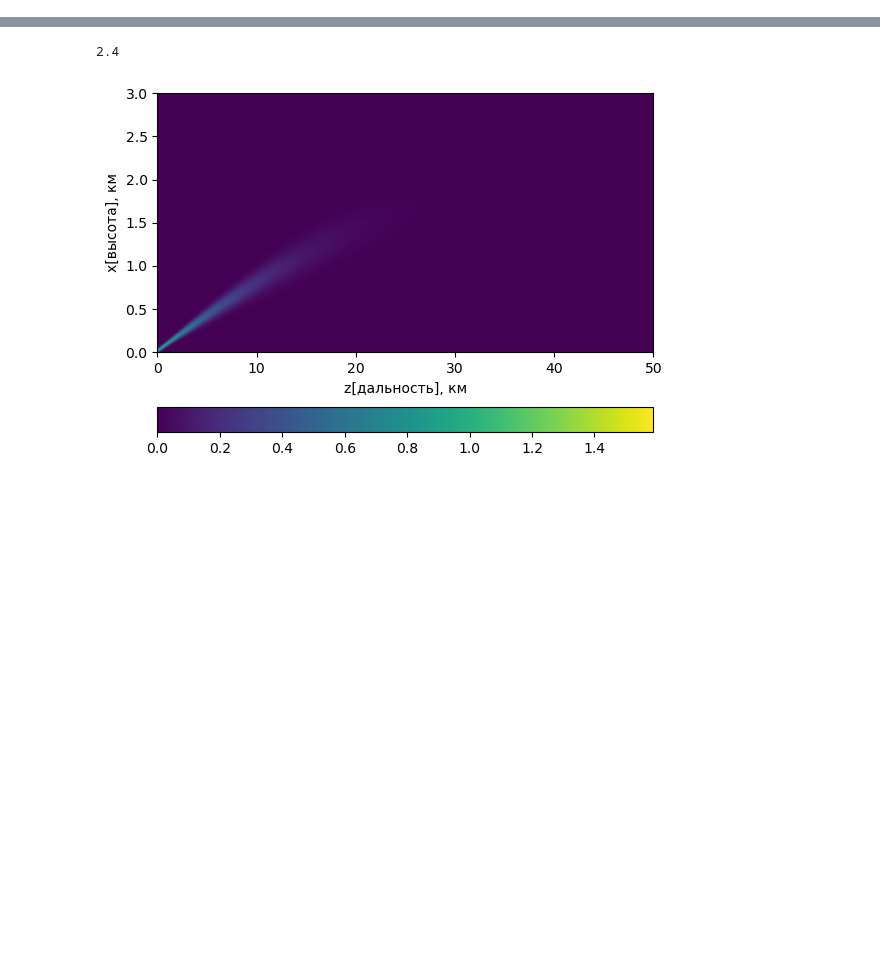
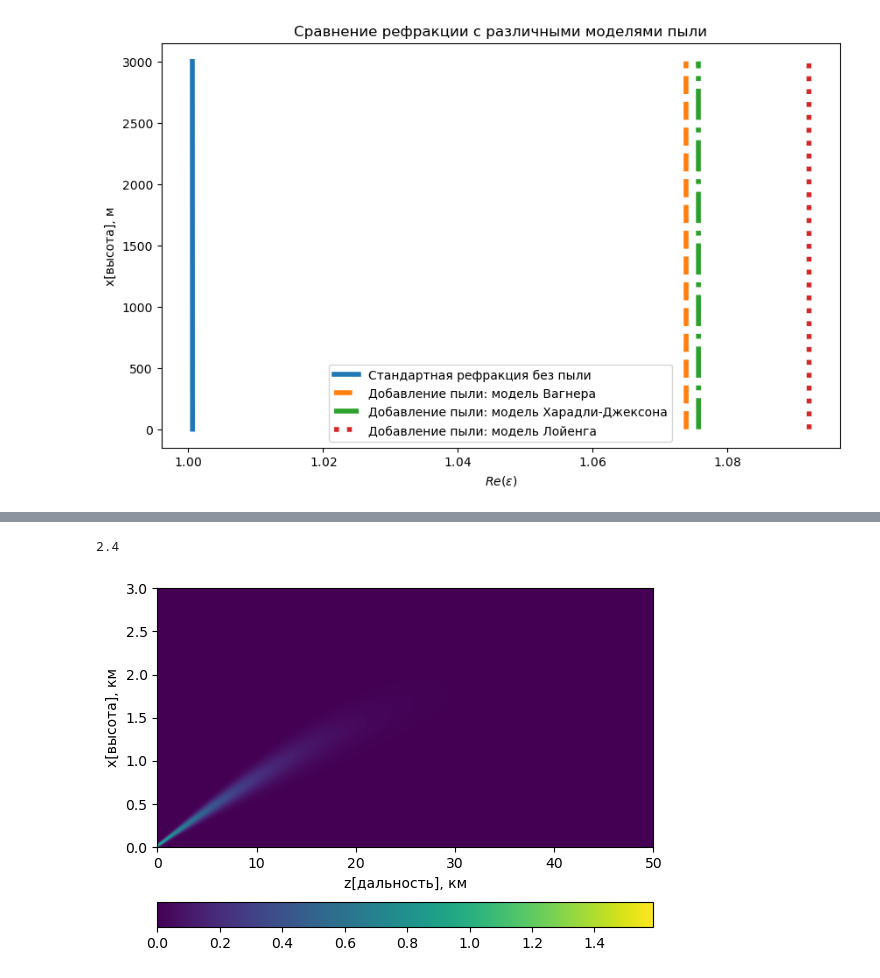
Before and after one commit to Margo-10/pe_radiowaves, a Jupyter notebook: pe_radiowaves.ipynb, the cells around one changed output, grey strips where cells are left out. Saved outputs shown, nothing was run; the diff lists cells and outputs as text; code cells hidden in the pictures; blank space fills up the shorter version.

```diff
--- a/pe_radiowaves.ipynb
+++ b/pe_radiowaves.ipynb
@@ -83,0 +77,24 @@ plt.show()
+# %%
+plt.figure(figsize=(10, 6))
+
+# Первый график
+plt.plot(eps_0, h, linestyle='-', linewidth='4', label='Стандартная рефракция без пыли')
+
+# Второй график
+plt.plot(eps_w_real, h, linestyle='--', linewidth='4',  label='Добавление пыли: модель Вагнера')
+
+# Третий график
+plt.plot(eps_kj_real, h, linestyle='-.', linewidth='4',  label='Добавление пыли: модель Харадли-Джексона')
+
+# Четвертый график
+plt.plot(eps_l_real, h, linestyle=':', linewidth='4', label='Добавление пыли: модель Лойенга')
+
+plt.xlabel('$Re(ε)$')
+plt.ylabel('x[высота], м')
+plt.title('Сравнение рефракции с различными моделями пыли')
+plt.ticklabel_format(style='scientific', axis='x', useMathText=True)
+plt.legend()
+
+plt.show()
+# %% [output]
+[figure, added]
```
Also changed, not shown: parts of 21 cells of this notebook.
